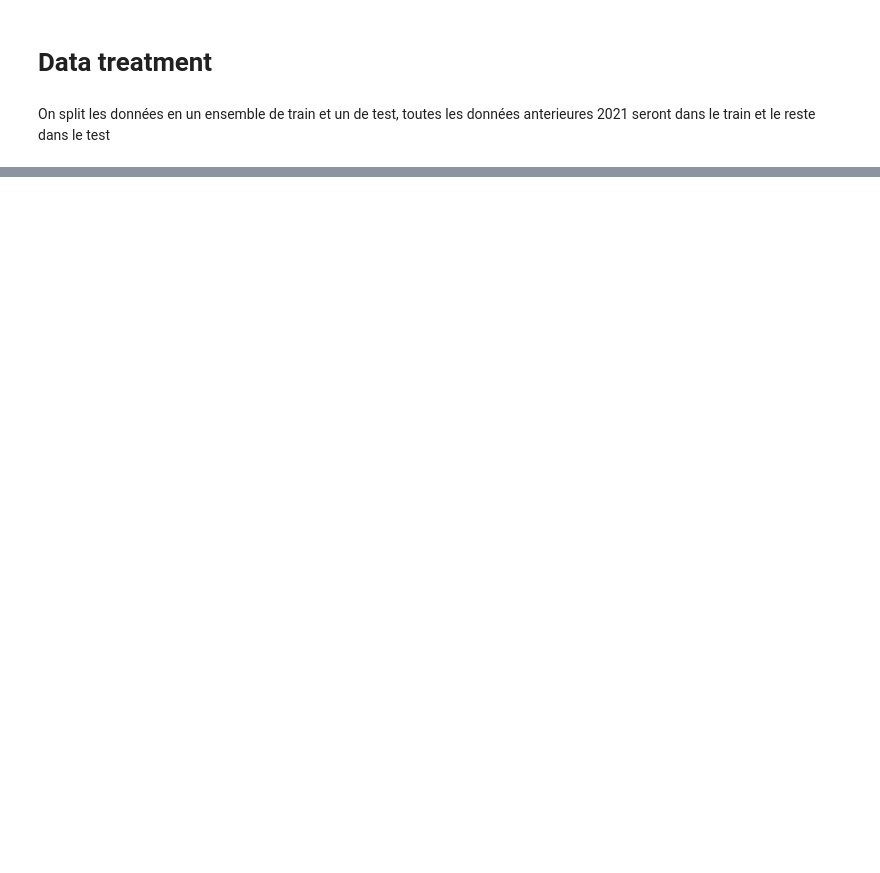
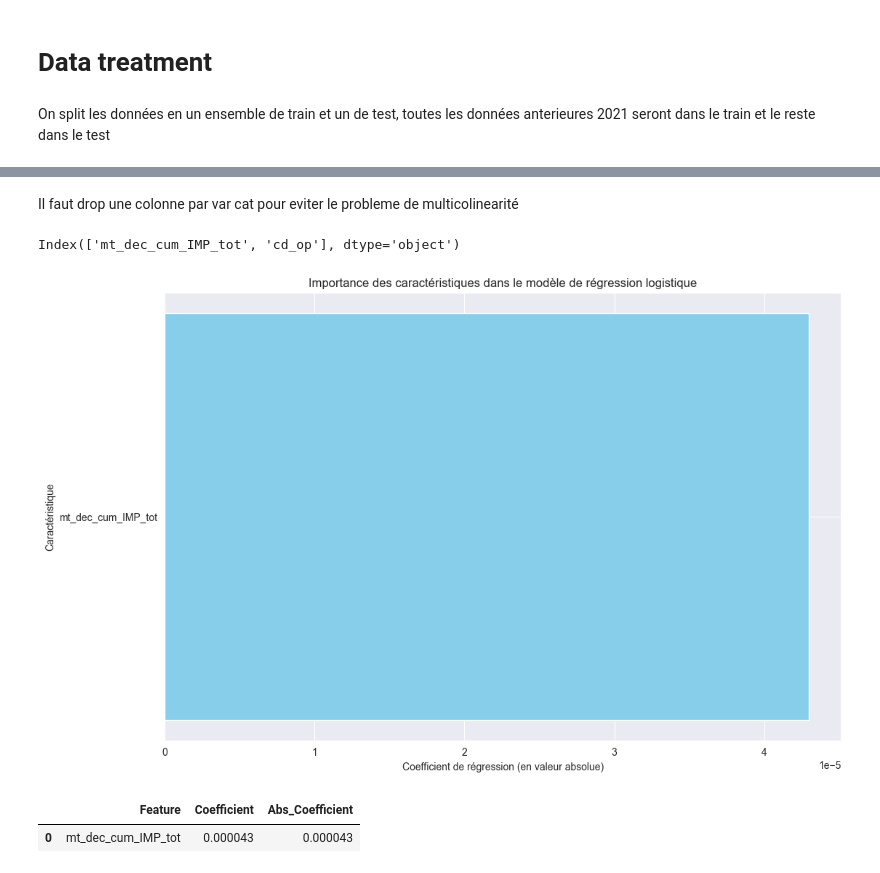
Before and after one commit to samuel-LP/Challenge-Credit-Logement, a Jupyter notebook: Notebooks/Logit baseline.ipynb, the cells around one changed output, grey strips where cells are left out. Cells and saved outputs as stored; diff of their text form; code cells hidden in the pictures; blank space fills up the shorter version.

```diff
--- a/Notebooks/Logit baseline.ipynb
+++ b/Notebooks/Logit baseline.ipynb
@@ -59,2 +54,0 @@ df_filtered = df_validation.loc[:, condition]
-# %%
-for col in data[df_filtered.columns].drop_duplicates(subset='cd_op', keep='first').select_dtypes(include = 'object').nunique()
@@ -205,0 +55,2 @@ print(auc_df)
+# %%
+data = df[df['arrete']<"2019-12-31"]
@@ -205,0 +106,29 @@ print(auc_df)
+# %%
+# Sélectionner les données
+X_train = data.copy() # On drop les var qui ont trop de NaN
+X_test = df_validation.copy()
+
+X_train = X_train.select_dtypes(exclude = 'datetime')
+X_train.dropna(inplace = True)
+
+y_train = X_train['DET']
+
+
+X_train.drop(columns = 'DET', inplace = True)
+
+X_test = X_test.select_dtypes(exclude = 'datetime')
+X_test.dropna(inplace = True)
+
+y_test = X_test['DET']
+
+X_test.drop(columns = 'DET', inplace = True)
+# %% [markdown]
+Il faut drop une colonne par var cat pour eviter le probleme de multicolinearité
+# %%
+X_train.columns
+# %% [output]
+Index(['mt_dec_cum_IMP_tot', 'cd_op'], dtype='object')
+# %%
+X_train.drop(columns = ['cd_op'], inplace = True)
+
+X_test.drop(columns = ['cd_op'], inplace = True)
@@ -205,0 +148,23 @@ print(auc_df)
+# %%
+coefficients = model.coef_[0]
+
+feature_names = X_train.columns
+
+feature_importance_df = pd.DataFrame({'Feature': feature_names, 'Coefficient': coefficients})
+
+feature_importance_df['Abs_Coefficient'] = np.abs(feature_importance_df['Coefficient'])
+feature_importance_df = feature_importance_df.sort_values(by='Abs_Coefficient', ascending=False)
+
+plt.figure(figsize=(12, 8))
+plt.barh(feature_importance_df['Feature'], feature_importance_df['Abs_Coefficient'], color='skyblue')
+plt.xlabel('Coefficient de régression (en valeur absolue)')
+plt.ylabel('Caractéristique')
+plt.title('Importance des caractéristiques dans le modèle de régression logistique')
+plt.show()
+# %% [output]
+[figure, added]
+# %%
+feature_importance_df
+# %% [output]
+|  | Feature | Coefficient | Abs_Coefficient |
+| 0 | mt_dec_cum_IMP_tot | 0.000043 | 0.000043 |
```
Also changed, not shown: parts of 45 cells of this notebook.
